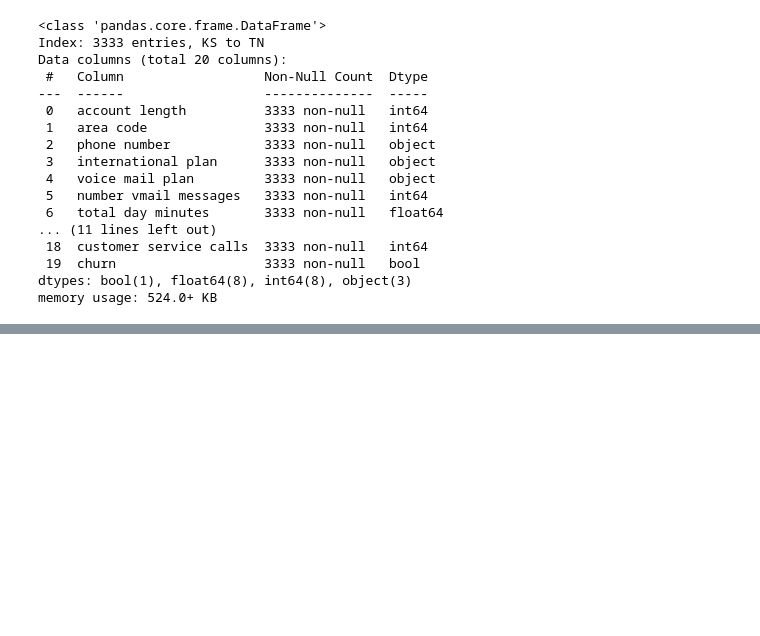
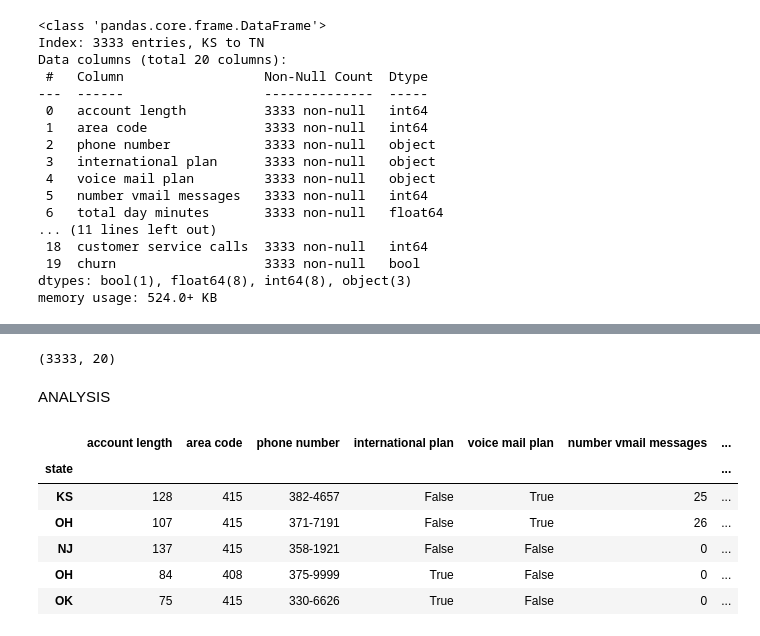
Before and after one commit to TULINYE/Churns_Telcom, a Jupyter notebook: Untitled.ipynb, the cells around one changed output, grey strips where cells are left out. Drawn from its saved outputs; the diff is of its cells as text; code cells hidden in the pictures; blank space fills up the shorter version.

```diff
--- a/Untitled.ipynb
+++ b/Untitled.ipynb
@@ -74,3 +76,9 @@ df.describe()
 | 50% | 101.000000 | 415.000000 | 0.000000 | 179.400000 | 101.000000 | 30.500000 | ... |
 | 75% | 127.000000 | 510.000000 | 20.000000 | 216.400000 | 114.000000 | 36.790000 | ... |
 | max | 243.000000 | 510.000000 | 51.000000 | 350.800000 | 165.000000 | 59.640000 | ... |
+# %%
+df.shape
+# %% [output]
+(3333, 20)
+# %% [markdown]
+ANALYSIS
@@ -76,0 +89,10 @@ df.describe()
+# %%
+df.head()
+# %% [output]
+|  | account length | area code | phone number | international plan | voice mail plan | number vmail messages | ... |
+| state |  |  |  |  |  |  | ... |
+| KS | 128 | 415 | 382-4657 | False | True | 25 | ... |
+| OH | 107 | 415 | 371-7191 | False | True | 26 | ... |
+| NJ | 137 | 415 | 358-1921 | False | False | 0 | ... |
+| OH | 84 | 408 | 375-9999 | True | False | 0 | ... |
+| OK | 75 | 415 | 330-6626 | True | False | 0 | ... |
```
Also changed, not shown: parts of 7 cells of this notebook.
